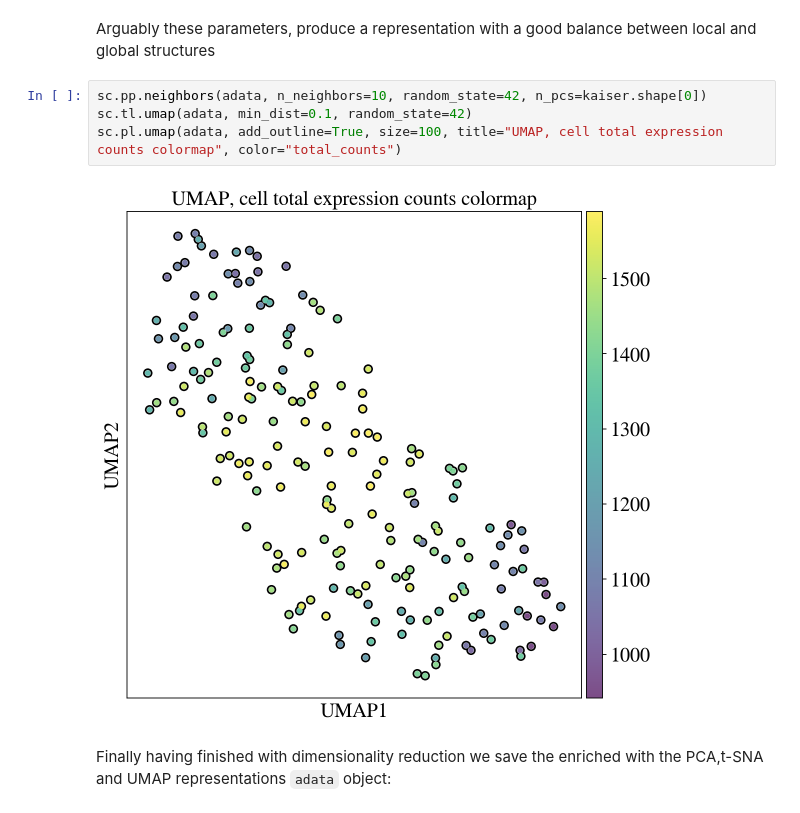
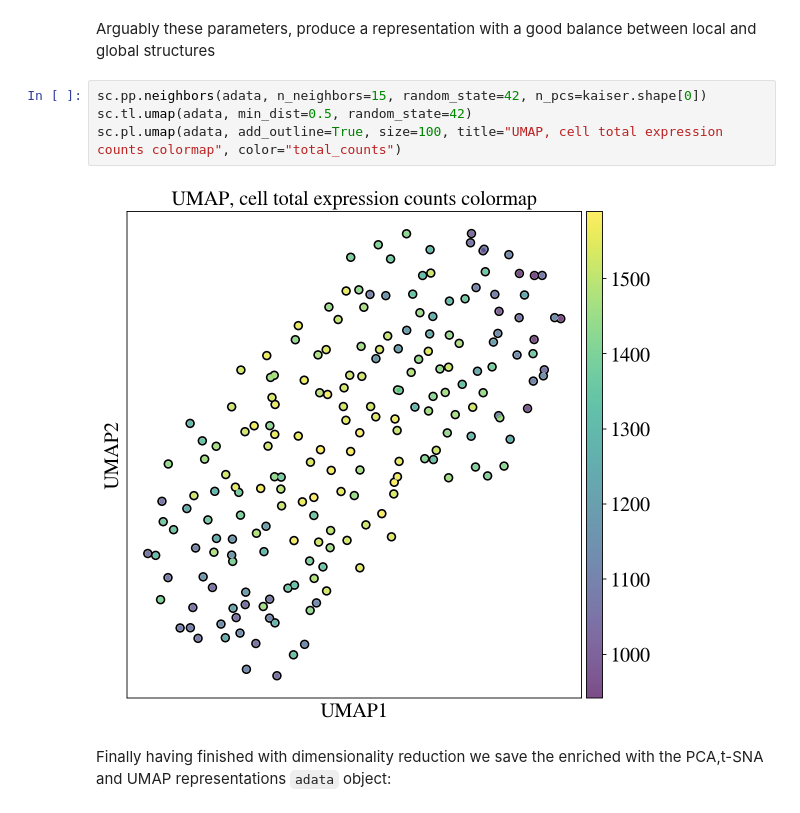
Before and after one commit to KyriakosPsa/scGmix-ML-pipeline, a Jupyter notebook: b_dimreduction.ipynb, the cells around one changed output. Saved outputs shown, nothing was run; the diff lists cells and outputs as text.

```diff
--- a/b_dimreduction.ipynb
+++ b/b_dimreduction.ipynb
@@ -237,11 +235,11 @@ $n\_neighbors = 10$ & $min\_dist = 0.1$
 # %% [markdown]
 Arguably these parameters, produce a representation with a good balance between local and global structures
 # %%
-sc.pp.neighbors(adata, n_neighbors=10, random_state=42, n_pcs=kaiser.shape[0])
-sc.tl.umap(adata, min_dist=0.1, random_state=42)
+sc.pp.neighbors(adata, n_neighbors=15, random_state=42, n_pcs=kaiser.shape[0])
+sc.tl.umap(adata, min_dist=0.5, random_state=42)
 sc.pl.umap(adata, add_outline=True, size=100, title="UMAP, cell total expression counts colormap", color="total_counts")
 # %% [output]
-[figure, old version]
+[figure, new version]
 # %% [markdown]
 Finally having finished with dimensionality reduction we save the enriched with the PCA,t-SNA and UMAP representations `adata` object:
 # %%
```
Also changed, not shown: parts of 6 cells of this notebook, 2 other files.
